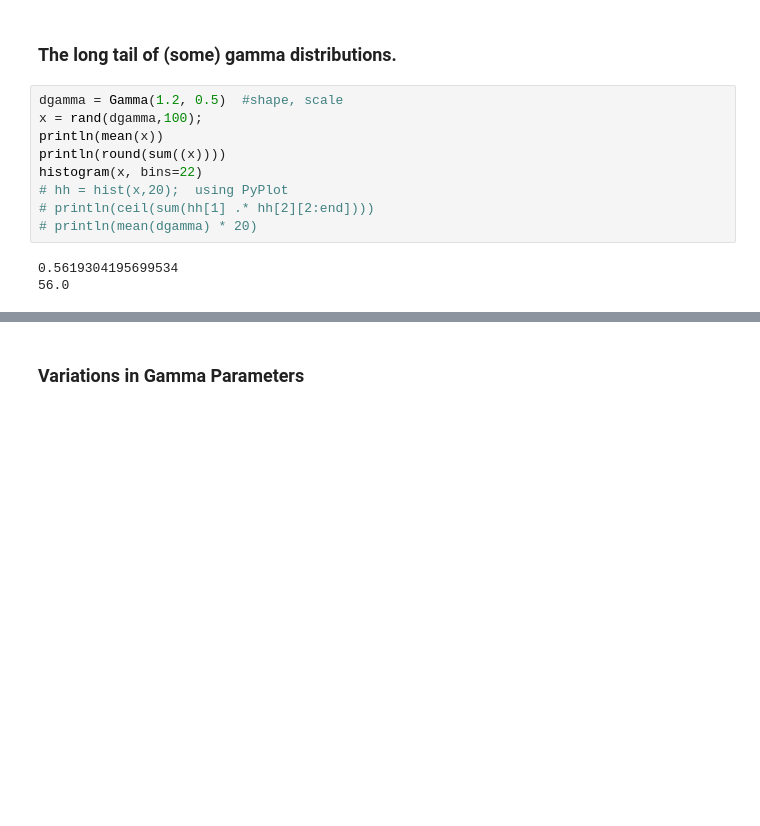
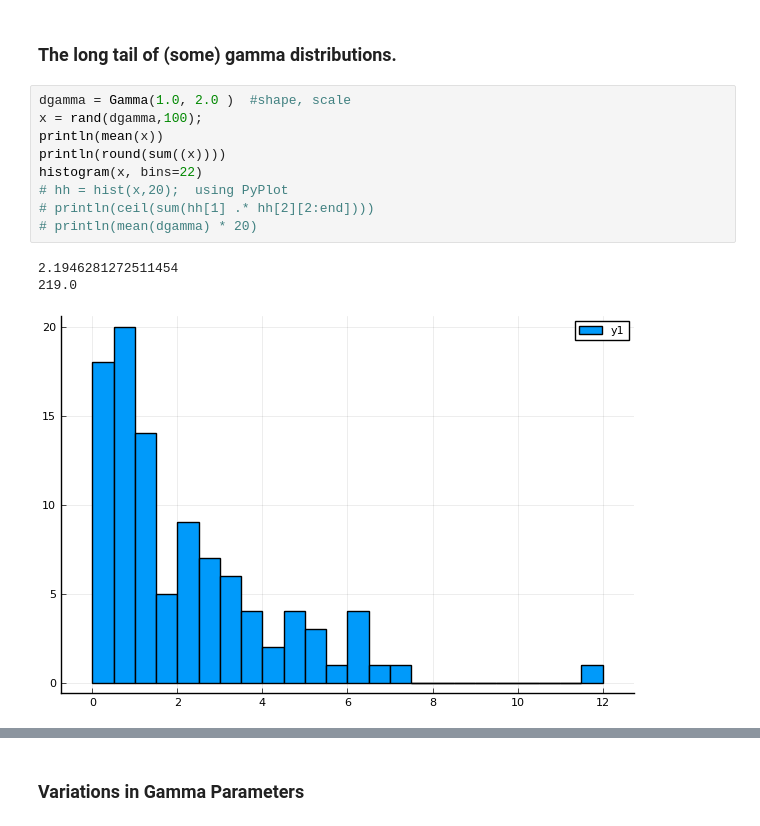
Before and after one commit to lewisl/CovidSim, a Jupyter notebook: notebooks/prototyping.ipynb, the cells around one changed output, grey strips where cells are left out. Saved outputs shown, nothing was run; the diff lists cells and outputs as text; blank space fills up the shorter version.

```diff
--- a/notebooks/prototyping.ipynb
+++ b/notebooks/prototyping.ipynb
@@ -50,17 +49,18 @@ gui()
 # %% [markdown]
 ### The long tail of (some) gamma distributions.
 # %%
-dgamma = Gamma(1.2, 0.5)  #shape, scale
+dgamma = Gamma(1.0, 2.0 )  #shape, scale
 x = rand(dgamma,100);
 println(mean(x))
 println(round(sum((x))))
 histogram(x, bins=22)
 # hh = hist(x,20);  using PyPlot
 # println(ceil(sum(hh[1] .* hh[2][2:end])))
 # println(mean(dgamma) * 20)
 # %% [output]
-0.5619304195699534
-56.0
+2.1946281272511454
+219.0
+[figure, added]
 # %%
 derlang = Erlang(1,5)  # integer shape, scale
 x = rand(derlang,100);
```
Also changed, not shown: parts of 7 cells of this notebook, 5 other files.
